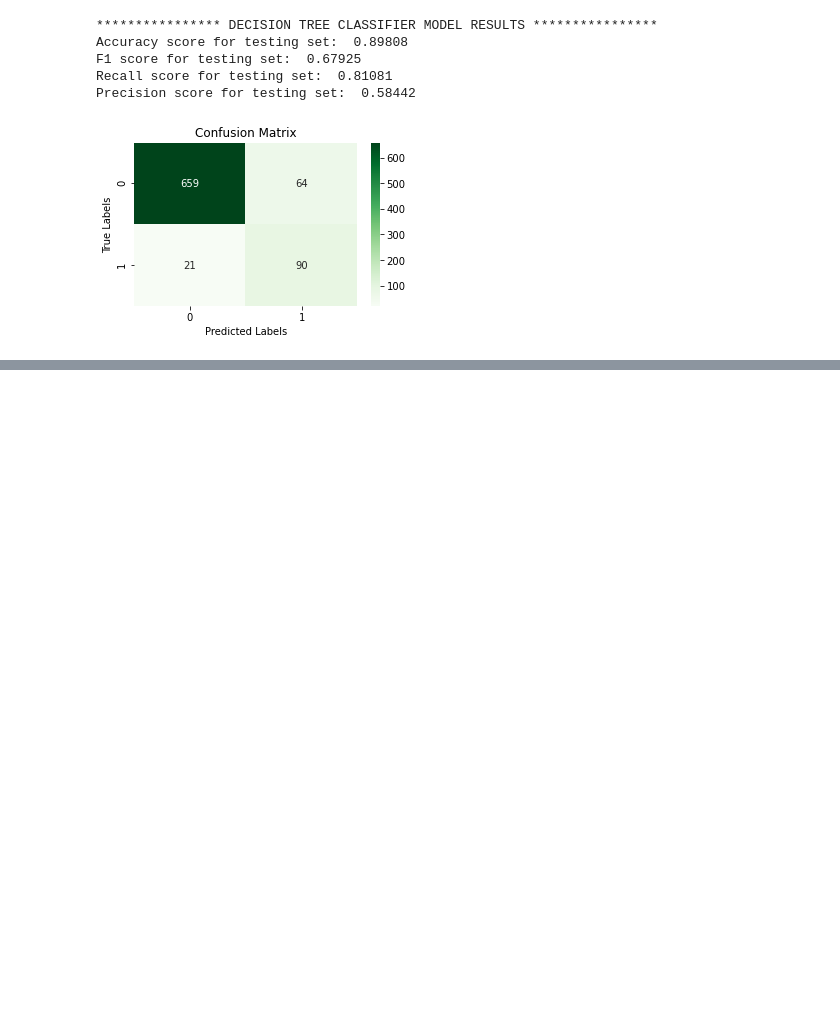
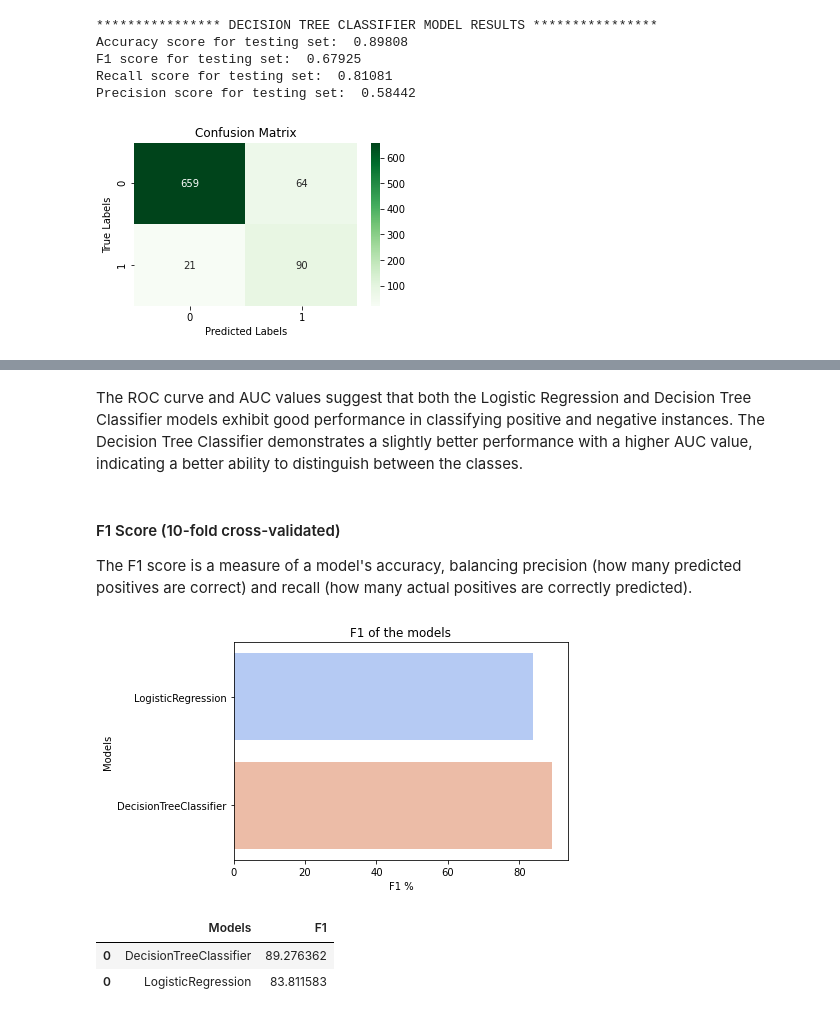
Before and after one commit to nyange21/TelecomChurnPredict-phase3, a Jupyter notebook: model.ipynb, the cells around one changed output, grey strips where cells are left out. Saved outputs shown, nothing was run; the diff lists cells and outputs as text; code cells hidden in the pictures; blank space fills up the shorter version.

```diff
--- a/model.ipynb
+++ b/model.ipynb
@@ -513,0 +566,30 @@ The model exhibits strong accuracy and recall, indicating it is effective at ide
+# %% [markdown]
+The ROC curve and AUC values suggest that both the Logistic Regression and Decision Tree Classifier models exhibit good performance in classifying positive and negative instances. The Decision Tree Classifier demonstrates a slightly better performance with a higher AUC value, indicating a better ability to distinguish between the classes.
+# %% [markdown]
+#### F1 Score (10-fold cross-validated)
+
+The F1 score is a measure of a model's accuracy, balancing precision (how many predicted positives are correct) and recall (how many actual positives are correctly predicted).
+# %%
+models = [lr,decision_tree]
+
+result = []
+results = pd.DataFrame(columns= ["Models","F1"])
+
+for model in models:
+    names = model.__class__.__name__
+    y_pred = model.predict(X_test)
+    f1 = cross_val_score(model,X_test,y_test,cv=10,scoring="f1_weighted").mean()
+    result = pd.DataFrame([[names, f1*100]], columns= ["Models","F1"])
+    results = results.append(result)
+
+sns.barplot(x= 'F1', y = 'Models', data=results, palette="coolwarm")
+plt.xlabel('F1 %')
+plt.title('F1 of the models');
+# %% [output]
+[figure, added]
+# %%
+results.sort_values(by="F1",ascending=False)
+# %% [output]
+|  | Models | F1 |
+| 0 | DecisionTreeClassifier | 89.276362 |
+| 0 | LogisticRegression | 83.811583 |
```
Also changed, not shown: parts of 15 cells of this notebook.
